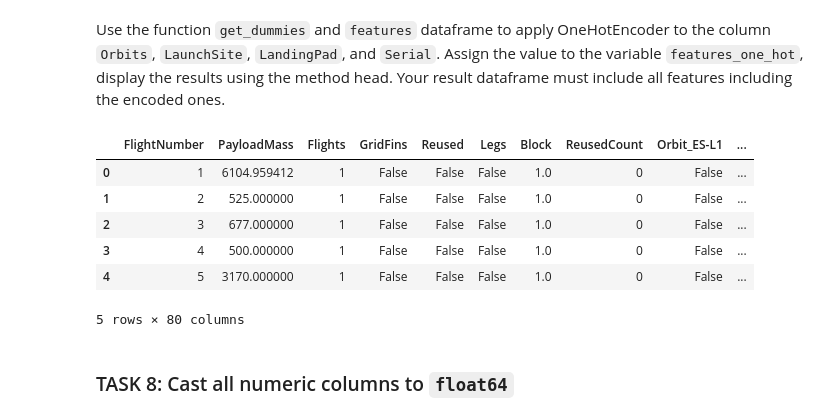
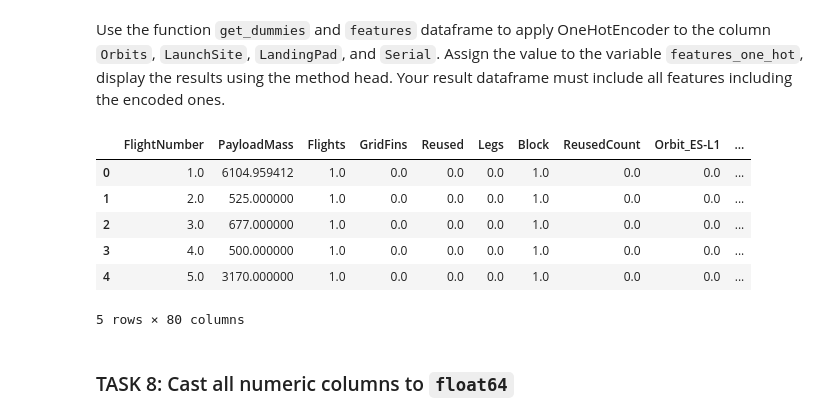
Before and after one commit to AdriaRM96/spacex-falcon9-capstone, a Jupyter notebook: notebooks/05_eda_dataviz.ipynb, the cells around one changed output. Drawn from its saved outputs; the diff is of its cells as text; code cells hidden in the pictures.

```diff
--- a/notebooks/05_eda_dataviz.ipynb
+++ b/notebooks/05_eda_dataviz.ipynb
@@ -231,18 +219,19 @@ features.head()
 Use the function <code>get_dummies</code> and <code>features</code> dataframe to apply OneHotEncoder to the column <code>Orbits</code>, <code>LaunchSite</code>, <code>LandingPad</code>, and <code>Serial</code>. Assign the value to the variable <code>features_one_hot</code>, display the results using the method head. Your result dataframe must include all features including the encoded ones.
 # %%
 # HINT: Use get_dummies() function on the categorical columns
-# get_dummies() one-hot encodes each categorical column into 0/1 indicator
-# columns (e.g. Orbit_LEO, Orbit_GTO, ...), which models like logistic
-# regression or SVM require since they can't use raw text categories directly.
-features_one_hot = pd.get_dummies(features, columns=['Orbit', 'LaunchSite', 'LandingPad', 'Serial'])
+# one_hot_encode_features (src/spacex_capstone/features.py) one-hot encodes
+# Orbit/LaunchSite/LandingPad/Serial and casts the whole frame to float64 in one
+# step, which models like logistic regression or SVM require since they can't
+# use raw text categories directly.
+features_one_hot = one_hot_encode_features(features)
 features_one_hot.head()
 # %% [output]
 |  | FlightNumber | PayloadMass | Flights | GridFins | Reused | Legs | Block | ReusedCount | Orbit_ES-L1 | ... |
-| 0 | 1 | 6104.959412 | 1 | False | False | False | 1.0 | 0 | False | ... |
-| 1 | 2 | 525.000000 | 1 | False | False | False | 1.0 | 0 | False | ... |
-| 2 | 3 | 677.000000 | 1 | False | False | False | 1.0 | 0 | False | ... |
-| 3 | 4 | 500.000000 | 1 | False | False | False | 1.0 | 0 | False | ... |
-| 4 | 5 | 3170.000000 | 1 | False | False | False | 1.0 | 0 | False | ... |
+| 0 | 1.0 | 6104.959412 | 1.0 | 0.0 | 0.0 | 0.0 | 1.0 | 0.0 | 0.0 | ... |
+| 1 | 2.0 | 525.000000 | 1.0 | 0.0 | 0.0 | 0.0 | 1.0 | 0.0 | 0.0 | ... |
+| 2 | 3.0 | 677.000000 | 1.0 | 0.0 | 0.0 | 0.0 | 1.0 | 0.0 | 0.0 | ... |
+| 3 | 4.0 | 500.000000 | 1.0 | 0.0 | 0.0 | 0.0 | 1.0 | 0.0 | 0.0 | ... |
+| 4 | 5.0 | 3170.000000 | 1.0 | 0.0 | 0.0 | 0.0 | 1.0 | 0.0 | 0.0 | ... |
 5 rows × 80 columns
 # %% [markdown]
 ### TASK  8: Cast all numeric columns to `float64`
```
Also changed, not shown: parts of 8 cells of this notebook.
